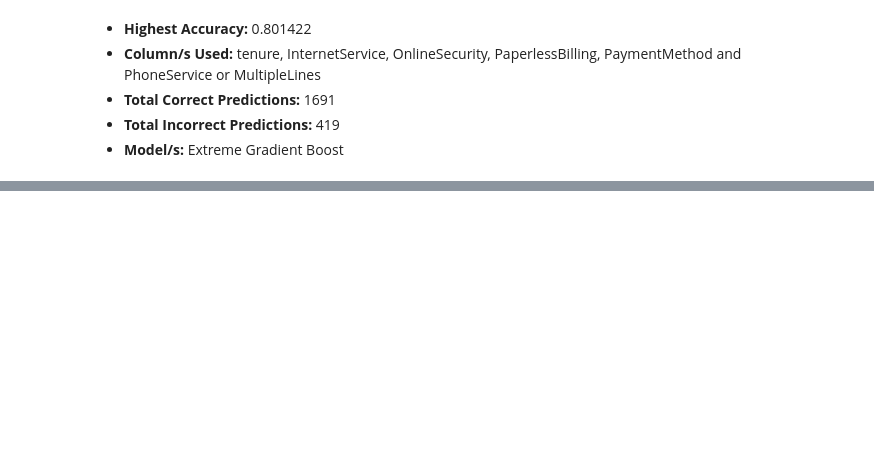
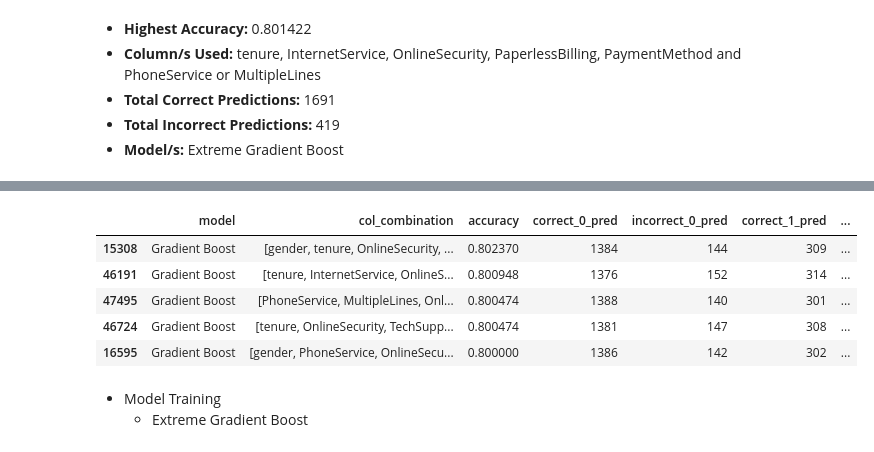
Before and after one commit to HarshTanwar001/Churn-Analysis, a Jupyter notebook: Churn_Analysis.ipynb, the cells around one changed output, grey strips where cells are left out. Saved outputs shown, nothing was run; the diff lists cells and outputs as text; code cells hidden in the pictures; blank space fills up the shorter version.

```diff
--- a/Churn_Analysis.ipynb
+++ b/Churn_Analysis.ipynb
@@ -1641,0 +1700,12 @@ data_6_comb.sort_values(by='accuracy', ascending=False).head()
+# %%
+data_7_comb.sort_values(by='accuracy', ascending=False).head()
+# %% [output]
+|  | model | col_combination | accuracy | correct_0_pred | incorrect_0_pred | correct_1_pred | ... |
+| 15308 | Gradient Boost | [gender, tenure, OnlineSecurity, ... | 0.802370 | 1384 | 144 | 309 | ... |
+| 46191 | Gradient Boost | [tenure, InternetService, OnlineS... | 0.800948 | 1376 | 152 | 314 | ... |
+| 47495 | Gradient Boost | [PhoneService, MultipleLines, Onl... | 0.800474 | 1388 | 140 | 301 | ... |
+| 46724 | Gradient Boost | [tenure, OnlineSecurity, TechSupp... | 0.800474 | 1381 | 147 | 308 | ... |
+| 16595 | Gradient Boost | [gender, PhoneService, OnlineSecu... | 0.800000 | 1386 | 142 | 302 | ... |
+# %% [markdown]
+- Model Training
+    - Extreme Gradient Boost
```
Also changed, not shown: parts of 15 cells of this notebook.
